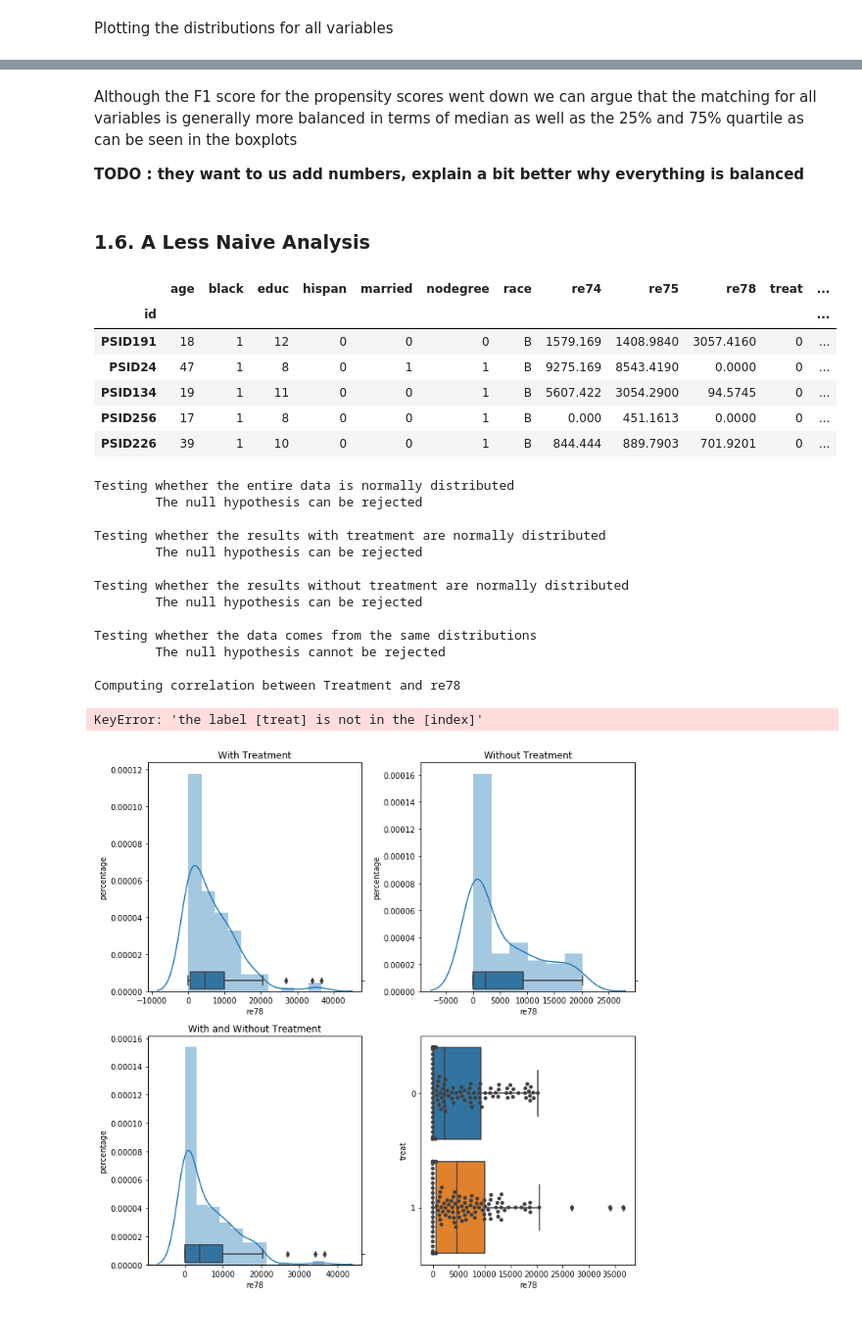
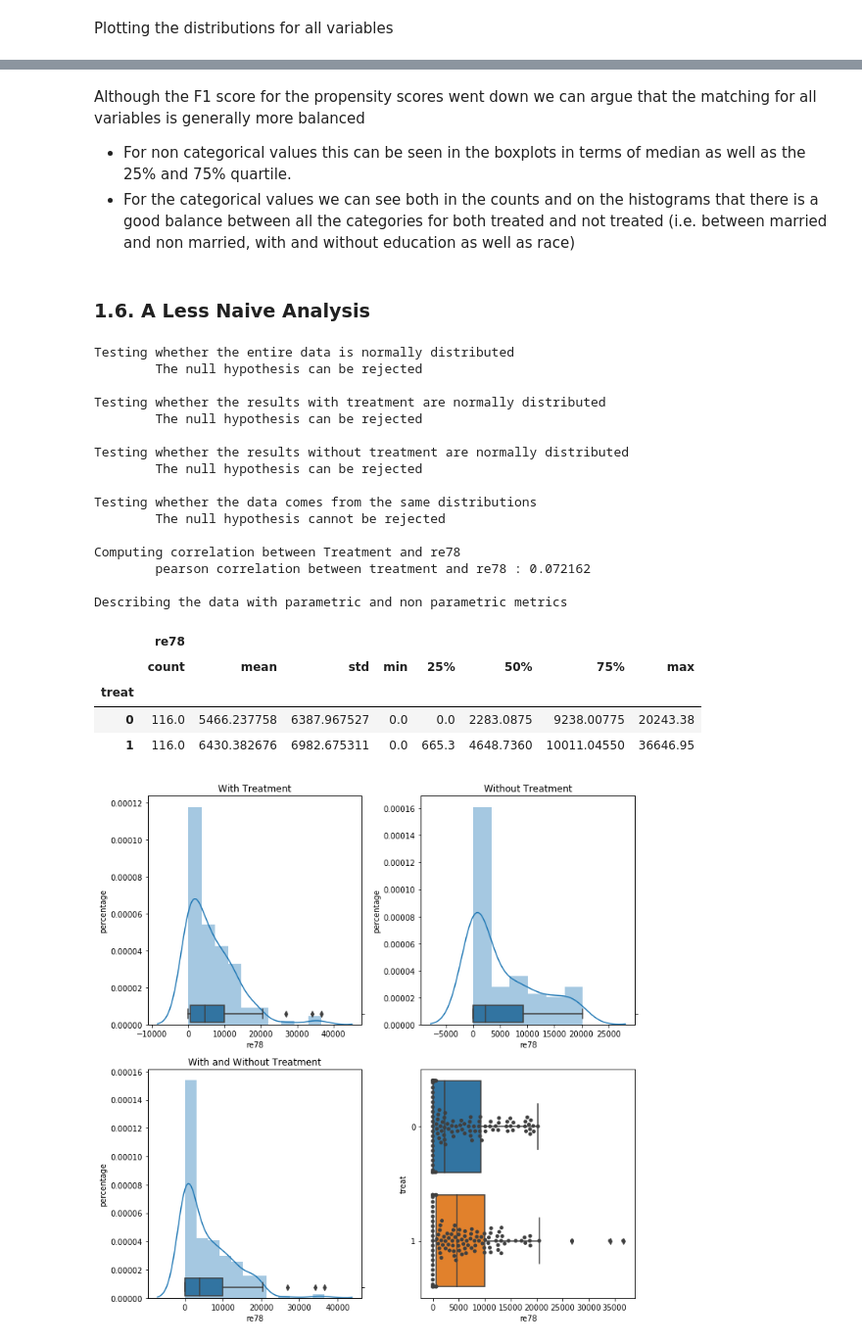
Before and after one commit to LailaHms/ADA2017_Homeworks, a Jupyter notebook: 04 - Applied ML/Homework 04 - Applied ML.ipynb, the cells around one changed output, grey strips where cells are left out. Shown at 98% size. Saved outputs shown, nothing was run; the diff lists cells and outputs as text; code cells hidden in the pictures.

```diff
--- a/04 - Applied ML/Homework 04 - Applied ML.ipynb
+++ b/04 - Applied ML/Homework 04 - Applied ML.ipynb
@@ -747,41 +737,41 @@ treat
 [figure]
 [figure]
 # %% [markdown]
-Although the F1 score for the propensity scores went down we can argue that the matching for all variables is generally more balanced in terms of median as well as the 25% and 75% quartile as can be seen in the boxplots
-
-**TODO : they want to us add numbers, explain a bit better why everything is balanced**
+Although the F1 score for the propensity scores went down we can argue that the matching for all variables is generally more balanced
+- For non categorical values this can be seen in the boxplots in terms of median as well as the 25% and 75% quartile.
+- For the categorical values we can see both in the counts and on the histograms that there is a good balance between all the categories for both treated and not treated (i.e. between married and non married, with and without education as well as race)
 # %% [markdown]
 ### 1.6. A Less Naive Analysis
-# %%
-final_matching_df.head()
-# %% [output]
-|  | age | black | educ | hispan | married | nodegree | race | re74 | re75 | re78 | treat | ... |
-| id |  |  |  |  |  |  |  |  |  |  |  | ... |
-| PSID191 | 18 | 1 | 12 | 0 | 0 | 0 | B | 1579.169 | 1408.9840 | 3057.4160 | 0 | ... |
-| PSID24 | 47 | 1 | 8 | 0 | 1 | 1 | B | 9275.169 | 8543.4190 | 0.0000 | 0 | ... |
-| PSID134 | 19 | 1 | 11 | 0 | 0 | 1 | B | 5607.422 | 3054.2900 | 94.5745 | 0 | ... |
-| PSID256 | 17 | 1 | 8 | 0 | 0 | 1 | B | 0.000 | 451.1613 | 0.0000 | 0 | ... |
-| PSID226 | 39 | 1 | 10 | 0 | 0 | 1 | B | 844.444 | 889.7903 | 701.9201 | 0 | ... |
 # %%
+final_matching_df = final_matching_df.apply(pd.to_numeric, errors='coerce').drop("race", axis = 1)
+
 statistical_description(final_matching_df, "re78")
 
-print("Describing the data with parametric and non parametric metrics")
+print("\nDescribing the data with parametric and non parametric metrics")
+
 final_matching_df[["re78", "treat"]].groupby("treat").describe()
 # %% [output]
 Testing whether the entire data is normally distributed
         The null hypothesis can be rejected
 
 Testing whether the results with treatment are normally distributed
         The null hypothesis can be rejected
 
 Testing whether the results without treatment are normally distributed
         The null hypothesis can be rejected
 
 Testing whether the data comes from the same distributions
         The null hypothesis cannot be rejected
 
 Computing correlation between Treatment and re78
+        pearson correlation between treatment and re78 : 0.072162
+
+Describing the data with parametric and non parametric metrics
-KeyError: 'the label [treat] is not in the [index]'
+|  | re78 |  |  |  |  |  |  |  |
+|  | count | mean | std | min | 25% | 50% | 75% | max |
+| treat |  |  |  |  |  |  |  |  |
+| 0 | 116.0 | 5466.237758 | 6387.967527 | 0.0 | 0.0 | 2283.0875 | 9238.00775 | 20243.38 |
+| 1 | 116.0 | 6430.382676 | 6982.675311 | 0.0 | 665.3 | 4648.7360 | 10011.04550 | 36646.95 |
 # %%
 plot_distritbution_for_col(final_matching_df, "re78")
 # %% [output]
```
Also changed, not shown: parts of 5 cells of this notebook.
